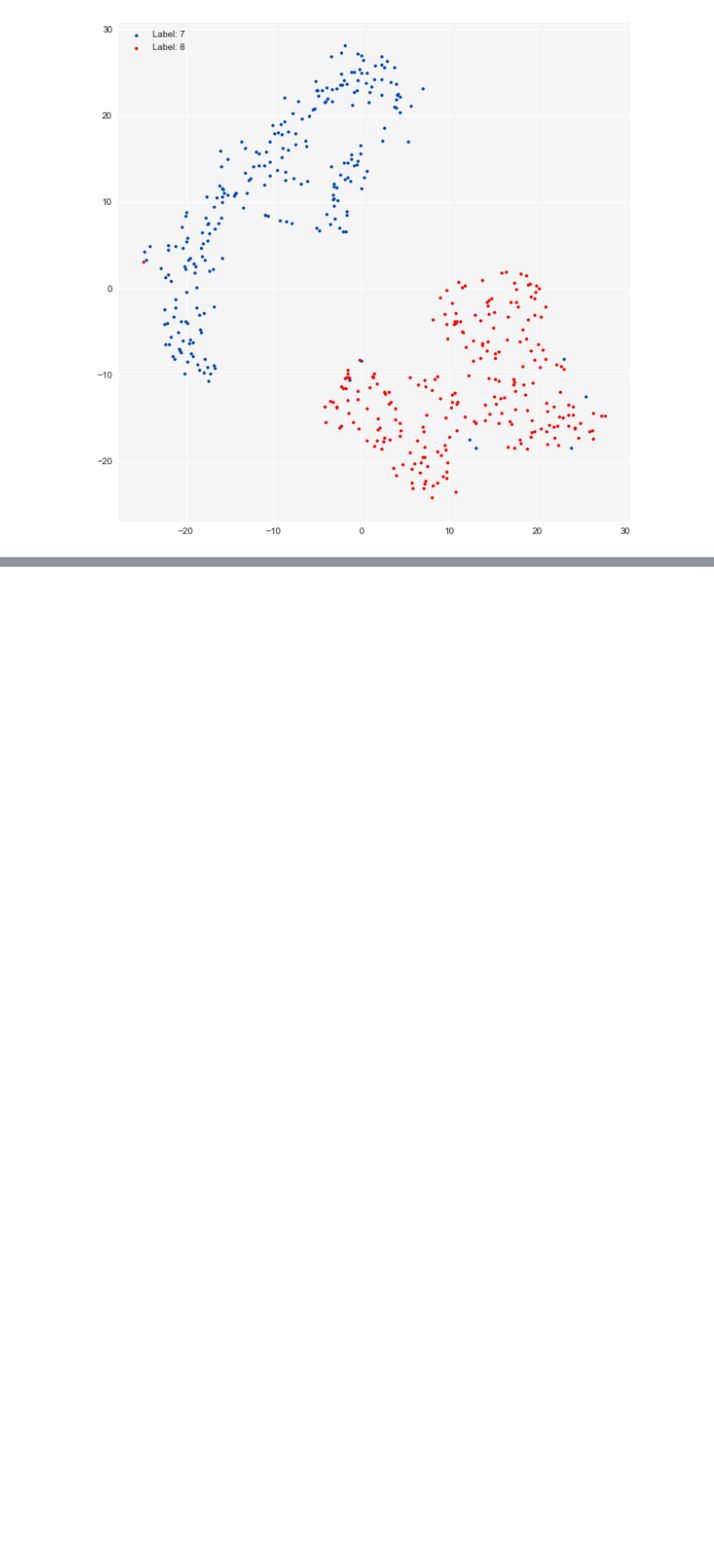
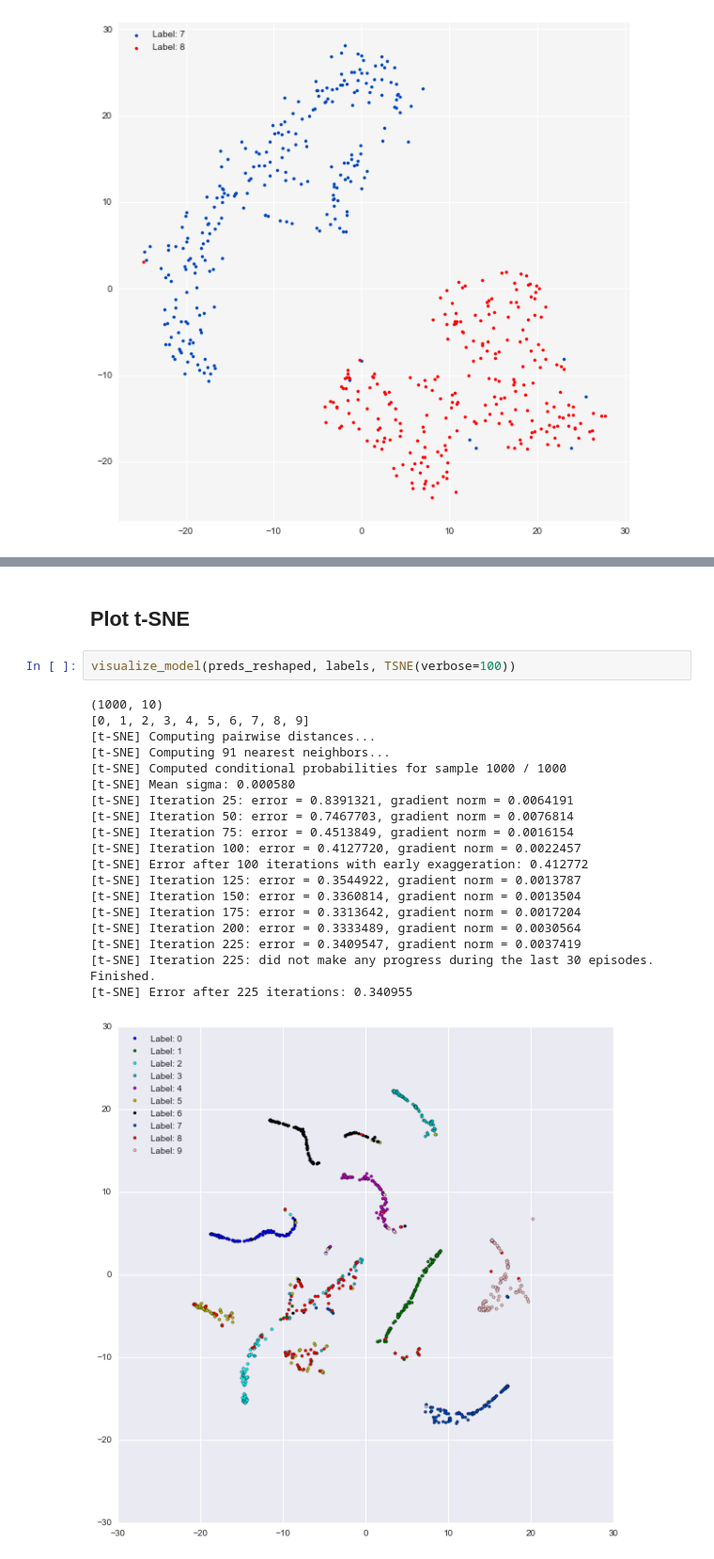
Before and after one commit to polzounov/gatenet, a Jupyter notebook: Gatenet/visualize_gates.ipynb, the cells around one changed output, grey strips where cells are left out. Shown at 94% size. Drawn from its saved outputs; the diff is of its cells as text; blank space fills up the shorter version.

```diff
--- a/Gatenet/visualize_gates.ipynb
+++ b/Gatenet/visualize_gates.ipynb
@@ -210,0 +262,24 @@ visualize_comparison(gates_reshaped, labels, TSNE(), a=7, b=8)
+# %% [markdown]
+## Plot t-SNE
+# %%
+visualize_model(preds_reshaped, labels, TSNE(verbose=100))
+# %% [output]
+(1000, 10)
+[0, 1, 2, 3, 4, 5, 6, 7, 8, 9]
+[t-SNE] Computing pairwise distances...
+[t-SNE] Computing 91 nearest neighbors...
+[t-SNE] Computed conditional probabilities for sample 1000 / 1000
+[t-SNE] Mean sigma: 0.000580
+[t-SNE] Iteration 25: error = 0.8391321, gradient norm = 0.0064191
+[t-SNE] Iteration 50: error = 0.7467703, gradient norm = 0.0076814
+[t-SNE] Iteration 75: error = 0.4513849, gradient norm = 0.0016154
+[t-SNE] Iteration 100: error = 0.4127720, gradient norm = 0.0022457
+[t-SNE] Error after 100 iterations with early exaggeration: 0.412772
+[t-SNE] Iteration 125: error = 0.3544922, gradient norm = 0.0013787
+[t-SNE] Iteration 150: error = 0.3360814, gradient norm = 0.0013504
+[t-SNE] Iteration 175: error = 0.3313642, gradient norm = 0.0017204
+[t-SNE] Iteration 200: error = 0.3333489, gradient norm = 0.0030564
+[t-SNE] Iteration 225: error = 0.3409547, gradient norm = 0.0037419
+[t-SNE] Iteration 225: did not make any progress during the last 30 episodes. Finished.
+[t-SNE] Error after 225 iterations: 0.340955
+[figure, added]
```
Also changed, not shown: parts of 10 cells of this notebook, 1 other file.
